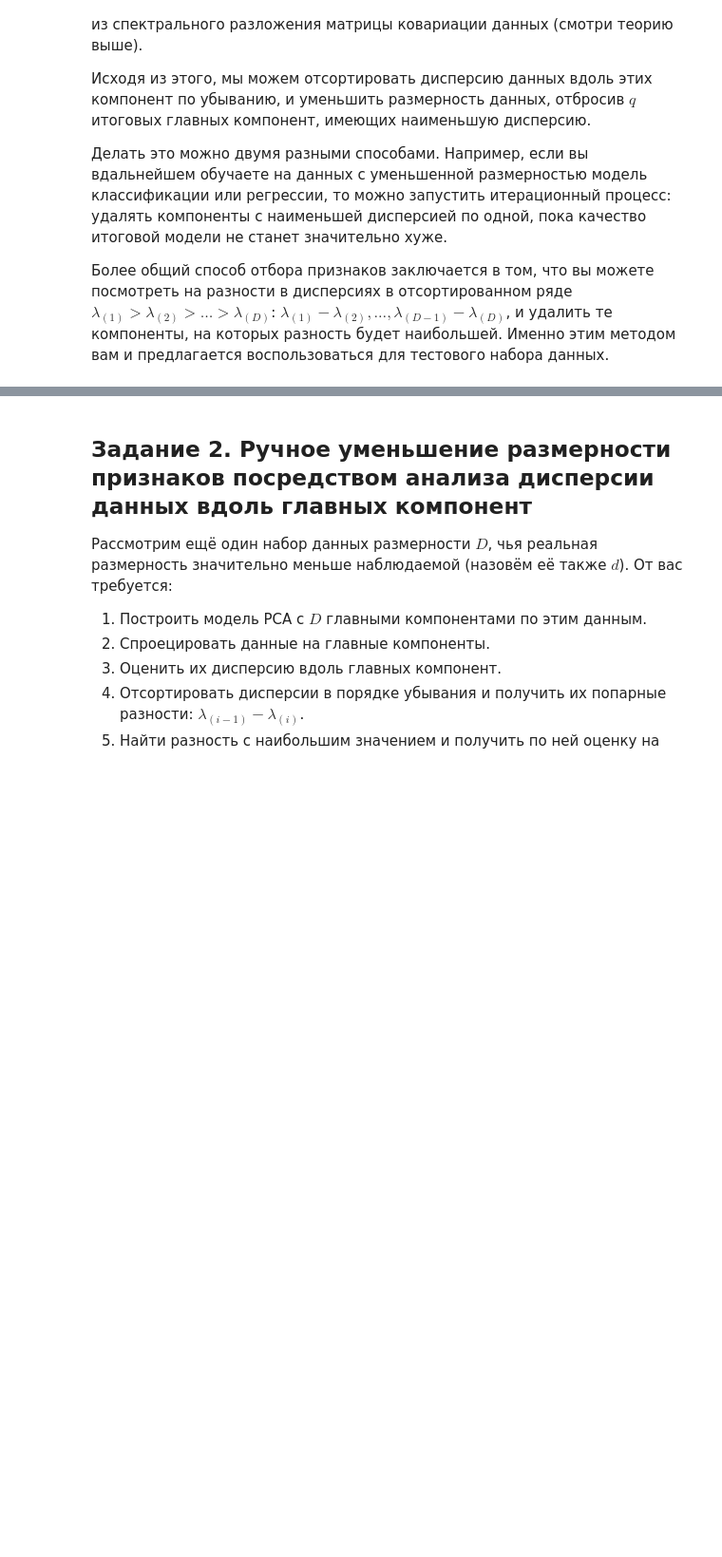
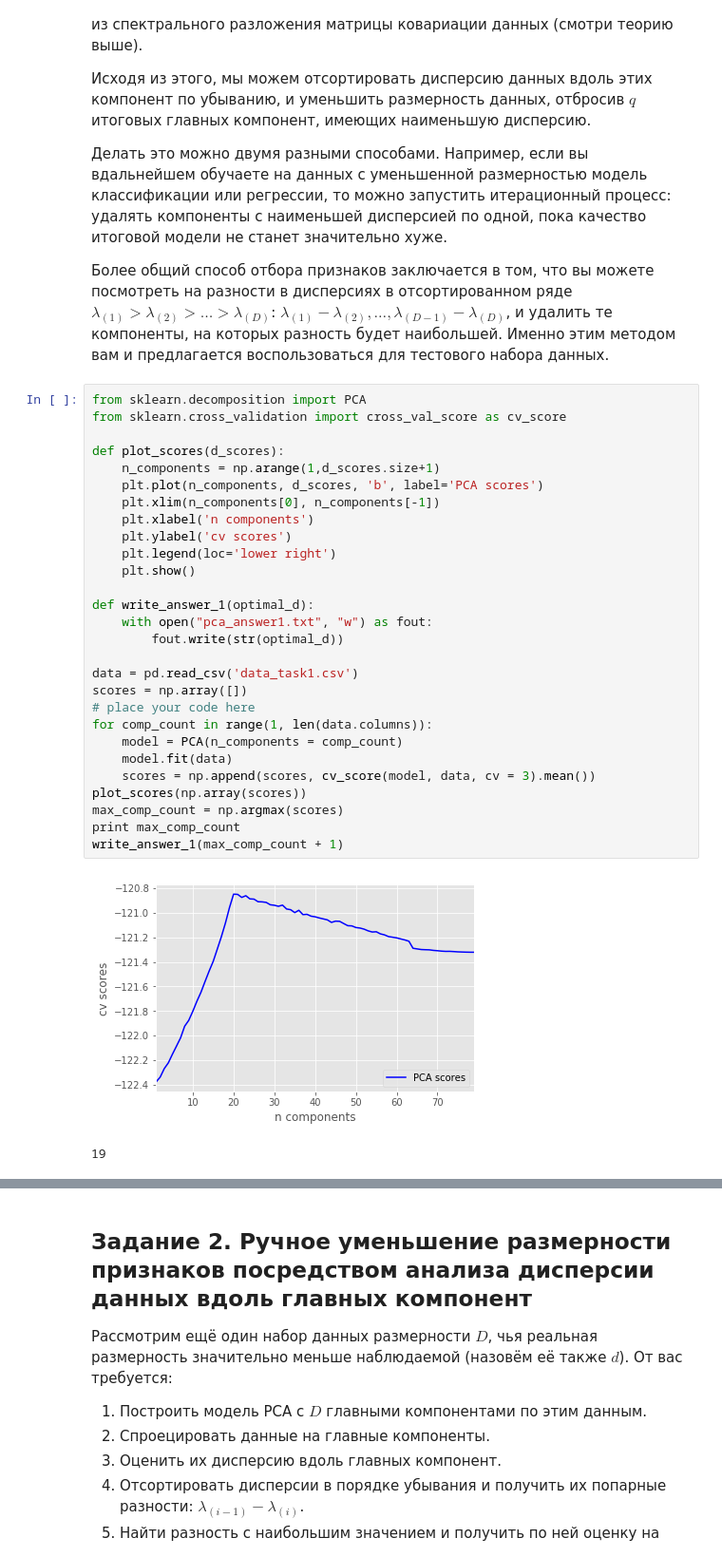
Before and after one commit to chance-comer/coursera_data_analysis_and_ML, a Jupyter notebook: DataStructureSearch/PCA.ipynb, the cells around one changed output, grey strips where cells are left out. Shown: that part at 95% size. Saved outputs shown, nothing was run; the diff lists cells and outputs as text; blank space fills up the shorter version.

```diff
--- a/DataStructureSearch/PCA.ipynb
+++ b/DataStructureSearch/PCA.ipynb
@@ -230,3 +217,34 @@ pass
 Делать это можно двумя разными способами. Например, если вы вдальнейшем обучаете на данных с уменьшенной размерностью модель классификации или регрессии, то можно запустить итерационный процесс: удалять компоненты с наименьшей дисперсией по одной, пока качество итоговой модели не станет значительно хуже.
 
 Более общий способ отбора признаков заключается в том, что вы можете посмотреть на разности в дисперсиях в отсортированном ряде $\lambda_{(1)} > \lambda_{(2)} > \dots > \lambda_{(D)}$: $\lambda_{(1)}-\lambda_{(2)}, \dots, \lambda_{(D-1)} - \lambda_{(D)}$, и удалить те компоненты, на которых разность будет наибольшей. Именно этим методом вам и предлагается воспользоваться для тестового набора данных.
+# %%
+from sklearn.decomposition import PCA
+from sklearn.cross_validation import cross_val_score as cv_score
+
+def plot_scores(d_scores):
+    n_components = np.arange(1,d_scores.size+1)
+    plt.plot(n_components, d_scores, 'b', label='PCA scores')
+    plt.xlim(n_components[0], n_components[-1])
+    plt.xlabel('n components')
+    plt.ylabel('cv scores')
+    plt.legend(loc='lower right')
+    plt.show()
+
+def write_answer_1(optimal_d):
+    with open("pca_answer1.txt", "w") as fout:
+        fout.write(str(optimal_d))
+
+data = pd.read_csv('data_task1.csv')
+scores = np.array([])
+# place your code here
+for comp_count in range(1, len(data.columns)):
+    model = PCA(n_components = comp_count)
+    model.fit(data)
+    scores = np.append(scores, cv_score(model, data, cv = 3).mean())
+plot_scores(np.array(scores))
+max_comp_count = np.argmax(scores)
+print max_comp_count
+write_answer_1(max_comp_count + 1)
+# %% [output]
+[figure, added]
+19
```
Also changed, not shown: parts of 11 cells of this notebook, 5 other files.
